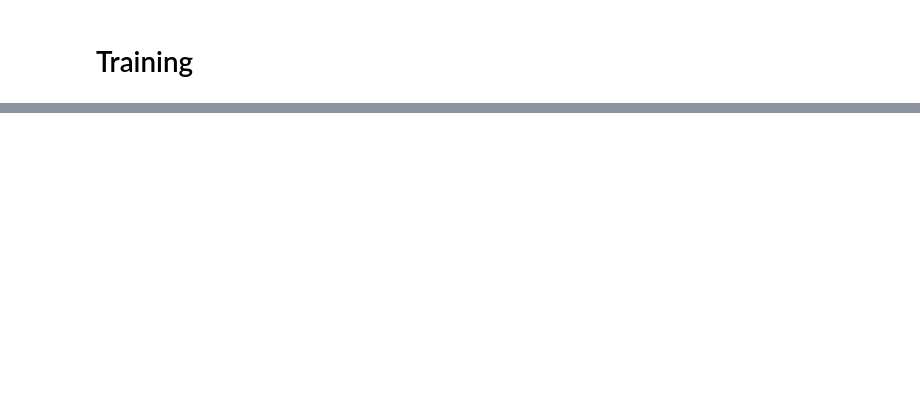
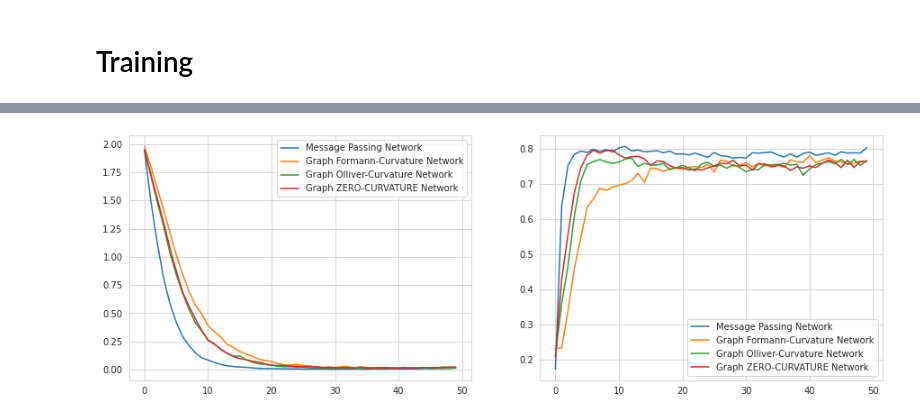
Before and after one commit to blufzzz/Discrete-Curvature-Graph-Classification, a Jupyter notebook: main.ipynb, the cells around one changed output, grey strips where cells are left out. Cells and saved outputs as stored; diff of their text form; code cells hidden in the pictures; blank space fills up the shorter version.

```diff
--- a/main.ipynb
+++ b/main.ipynb
@@ -34,7 +40,8 @@ import torch.nn.functional as F
 import torch_geometric.transforms as T
 from torch.nn import Sequential as seq, Parameter,LeakyReLU,init,Linear
 from torch_geometric.nn import MessagePassing
-from torch_geometric.utils import softmax,degree, add_self_loops, remove_self_loops
+from torch_geometric.utils import softmax, degree, add_self_loops, remove_self_loops
 from torch_geometric.nn import GCNConv, EdgeConv, ECConv
 device = torch.device('cuda' if torch.cuda.is_available() else 'cpu')
+_=torch.manual_seed(42)
 # %%
@@ -192,0 +301,91 @@ plt.plot(loss_history)
+# %%
+#################
+# DEFINE MODELS #
+#################
+ricci_curvatures_formann_tensor = get_curvatures_tensor(data, ricci_curvatures_formann).unsqueeze(1)
+
+if compute_olliver_ricci:
+    ricci_curvatures_olliver_tensor = get_curvatures_tensor(data, ricci_curvatures_olliver).unsqueeze(1)
+if edge_weight_type != 'one':
+    edges_weights_tensor = get_curvatures_tensor(data, edges_weights).unsqueeze(1)
+
+# edges-weights
+if edge_weight_type != 'one':
+    model_curv_edges = NetСurv(num_features, num_classes).to(device)
+    out = model_curv_edges(data.to(device), edges_weights_tensor)
+
+# oliver-ricci
+if compute_olliver_ricci:
+    model_curv_olliver = NetСurv(num_features, num_classes).to(device)
+    out = model_curv_olliver(data.to(device), ricci_curvatures_olliver_tensor)
+
+# formann-ricci
+model_curv_formann = NetСurv(num_features, num_classes).to(device)
+out = model_curv_formann(data.to(device), ricci_curvatures_formann_tensor)
+
+# zero curvatures
+model_curv_zeros = NetСurv(num_features, num_classes).to(device)
+zeros_curvatures = torch.zeros_like(ricci_curvatures_formann_tensor)
+out = model_curv_zeros(data.to(device), zeros_curvatures)
+
+# message-passing
+model = Net(num_features, num_classes).to(device)
+out = model(data.to(device))
+
+################
+# TRAIN MODELS #
+################
+loss_hist, acc_history = train_model(model, dataset, use_ricci_curvature=False)
+loss_hist_curv_forman, acc_history_curv_formann = train_model(model_curv_formann,
+                                                      dataset,
+                                                      ricci_curvatures_formann_tensor,
+                                                      use_ricci_curvature=True)
+if compute_olliver_ricci:
+    loss_hist_curv_olliver, acc_history_curv_olliver = train_model(model_curv_olliver,
+                                                          dataset,
+                                                          ricci_curvatures_olliver_tensor,
+                                                          use_ricci_curvature=True)
+loss_hist_curv_zeros, acc_history_curv_zeros = train_model(model_curv_zeros,
+                                                          dataset,
+                                                          zeros_curvatures,
+                                                          use_ricci_curvature=True)
+if edge_weight_type != 'one':
+    loss_hist_curv_edges, acc_history_curv_edges = train_model(model_curv_edges,
+                                                              dataset,
+                                                              edges_weights_tensor,
+                                                              use_ricci_curvature=True)
+
+clear_output()
+
+
+################
+# PLOT RESULTS #
+################
+plt.figure(figsize=(15,5))
+ax1 = plt.subplot(121)
+ax2 = plt.subplot(122)
+
+ax1.plot(loss_hist, label = 'Message Passing Network')
+ax1.plot(loss_hist_curv_forman, label = 'Graph Formann-Curvature Network')
+if compute_olliver_ricci:
+    ax1.plot(loss_hist_curv_olliver, label = 'Graph Olliver-Curvature Network')
+ax1.plot(loss_hist_curv_zeros, label = 'Graph ZERO-CURVATURE Network')
+if edge_weight_type != 'one':
+    ax1.plot(loss_hist_curv_edges, label = 'Graph Edge-Weight-Curv Network')
+
+
+ax2.plot(acc_history, label = 'Message Passing Network')
+ax2.plot(acc_history_curv_formann, label = 'Graph Formann-Curvature Network')
+if compute_olliver_ricci:
+    ax2.plot(acc_history_curv_olliver, label = 'Graph Olliver-Curvature Network')
+ax2.plot(acc_history_curv_zeros, label = 'Graph ZERO-CURVATURE Network')
+if edge_weight_type != 'one':
+    ax2.plot(acc_history_curv_edges, label = 'Graph Edge-Weight-Curv Network')
+
+
+ax1.legend()
+ax2.legend()
+
+plt.show()
+# %% [output]
+[figure, added]
```
Also changed, not shown: parts of 19 cells of this notebook.
